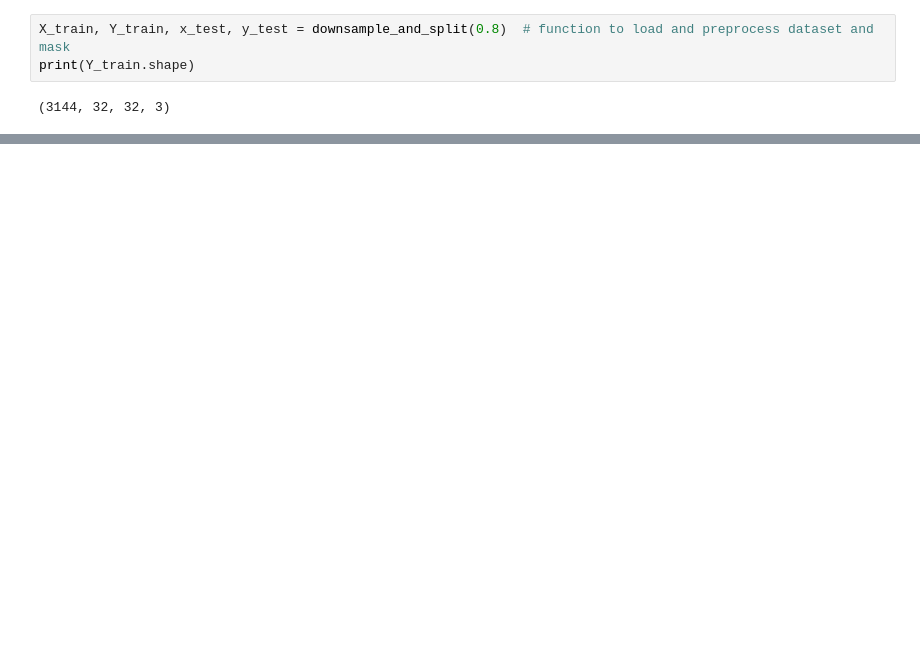
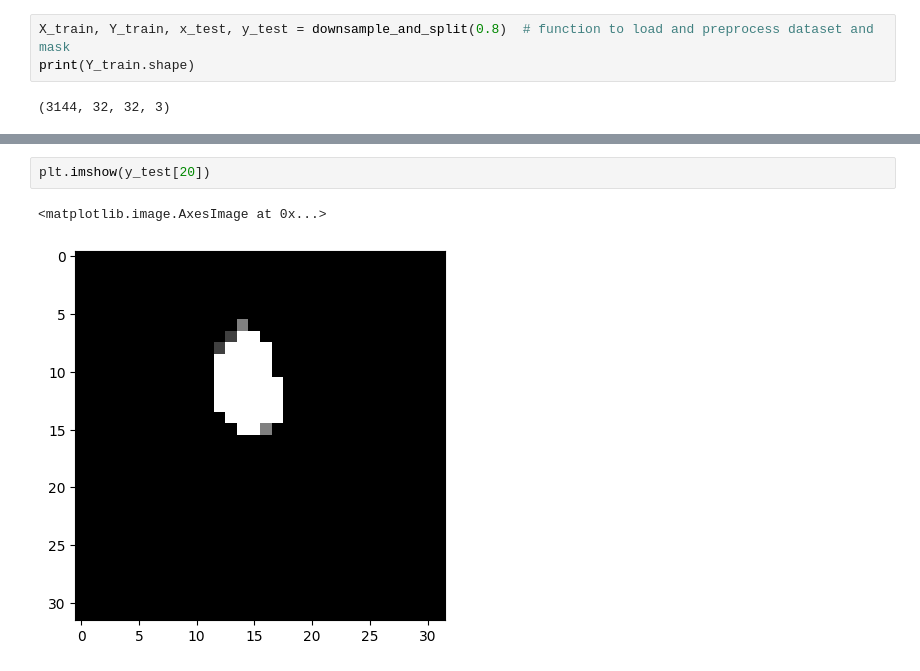
Before and after one commit to b4yc/segmentation, a Jupyter notebook: segmentation.ipynb, the cells around one changed output, grey strips where cells are left out. Saved outputs shown, nothing was run; the diff lists cells and outputs as text; blank space fills up the shorter version.

```diff
--- a/segmentation.ipynb
+++ b/segmentation.ipynb
@@ -294,0 +302,5 @@ plt.imshow(x_test[0])
+# %%
+plt.imshow(y_test[20])
+# %% [output]
+<matplotlib.image.AxesImage at 0x...>
+[figure, added]
```
Also changed, not shown: parts of 5 cells of this notebook.
